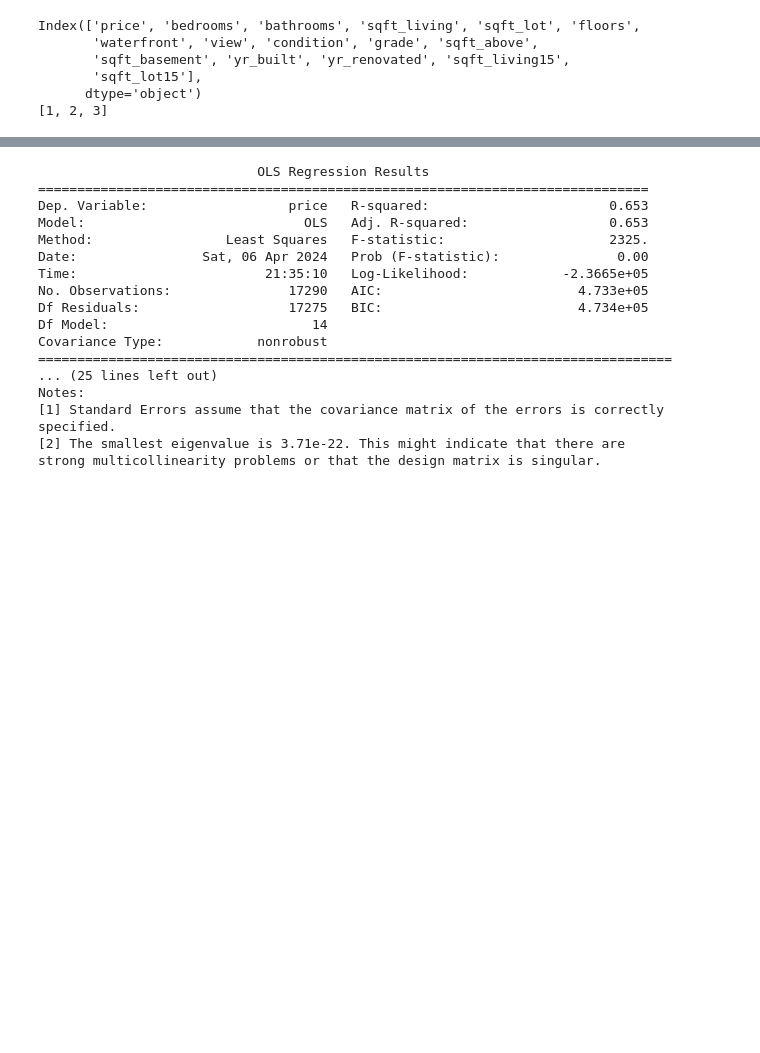
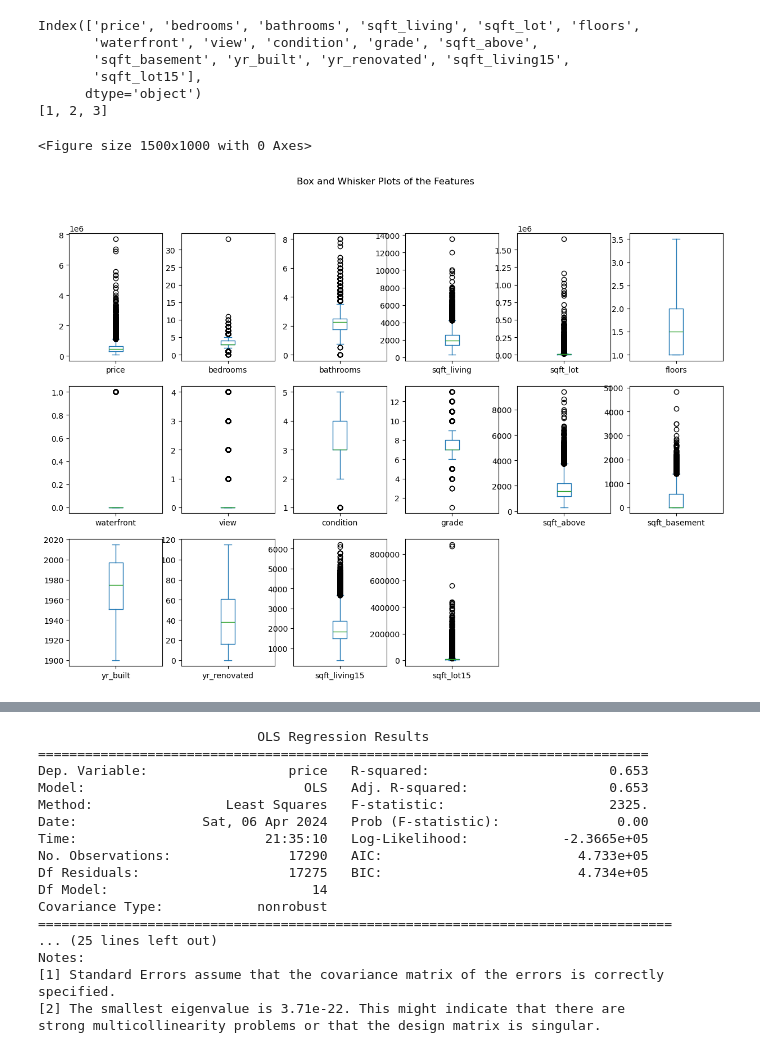
Before and after one commit to EdianBC/Statistical-Study-Seattle-House-Market, a Jupyter notebook: statistical.ipynb, the cells around one changed output, grey strips where cells are left out. Drawn from its saved outputs; the diff is of its cells as text; code cells hidden in the pictures; blank space fills up the shorter version.

Commit message:
Added more plots

```diff
--- a/statistical.ipynb
+++ b/statistical.ipynb
@@ -74,3 +74,12 @@ Index(['price', 'bedrooms', 'bathrooms', 'sqft_living', 'sqft_lot', 'floors',
        'sqft_lot15'],
       dtype='object')
 [1, 2, 3]
+# %%
+# Box and whiskers for all columns
+plt.figure(figsize=(15, 10))
+houses.plot(kind='box', subplots=True, layout=(3, 6), figsize=(15, 10), sharex=False, sharey=False)
+plt.suptitle('Box and Whisker Plots of the Features')
+plt.show()
+# %% [output]
+<Figure size 1500x1000 with 0 Axes>
+[figure, added]
```
Also changed, not shown: parts of 2 cells of this notebook.
